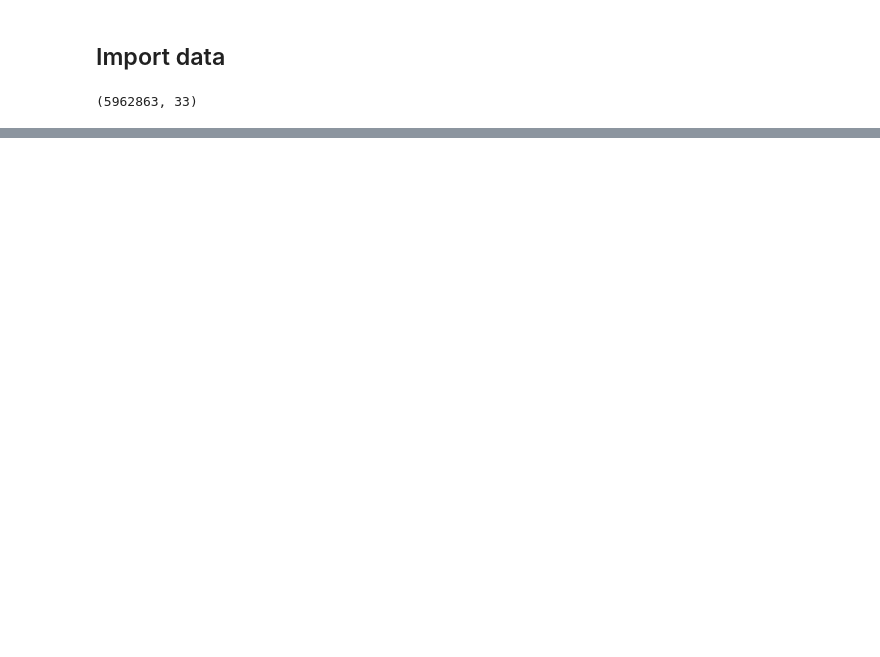
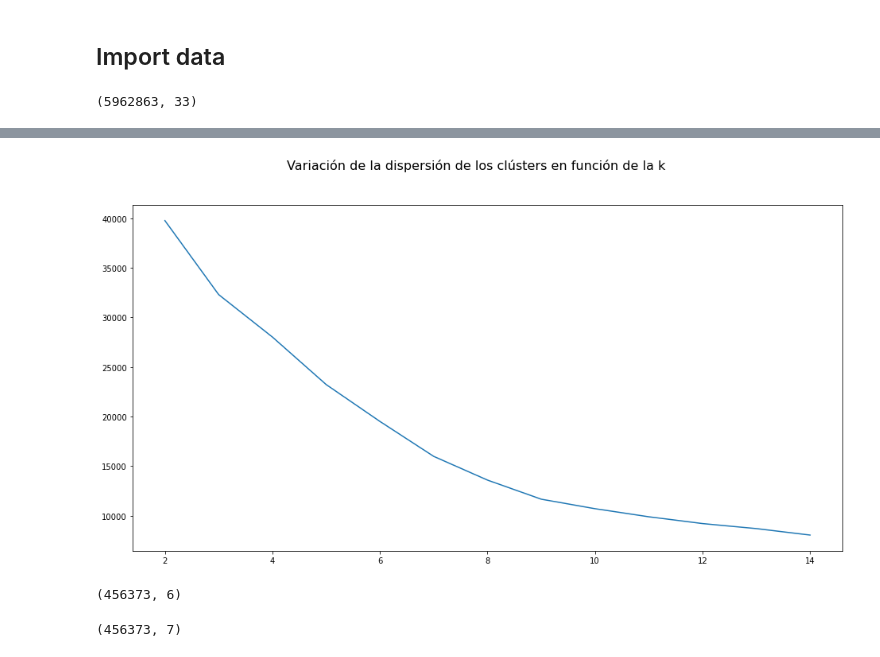
Before and after one commit to Nerea26/easy-money, a Jupyter notebook: notebooks/4.0-aamv-prep-for-clustering.ipynb, the cells around one changed output, grey strips where cells are left out. Saved outputs shown, nothing was run; the diff lists cells and outputs as text; code cells hidden in the pictures; blank space fills up the shorter version.

```diff
--- a/notebooks/4.0-aamv-prep-for-clustering.ipynb
+++ b/notebooks/4.0-aamv-prep-for-clustering.ipynb
@@ -120 +143,8 @@ Hay 25 clientes que estan en mas de un pais
+# %%
+pipe2 = Pipeline(steps=[
+    ("scale", MinMaxScaler()),
+    ("array_to_dataframe", ArrayToDataFrame(index=result_pipe1_df.index, columns=result_pipe1_df.columns))
+])
+# %%
+processed_df = pipe2.fit_transform(result_pipe1_df)
 # %%
@@ -121,0 +152,16 @@ clients_df.to_csv(f"{__PREPROCESSED_DATA_PATH__}/clients_df.csv")
+# %%
+def generate_clusters(dataframe: pd.DataFrame, min_cluster: int = 2, max_cluster: int = 10):
+    st = time.time()
+    sse = {}
+    for k in range(min_cluster, max_cluster):
+        print(f"Fitting pipe with {k} clusters")
+        _clustering_model = KMeans(n_clusters=k)
+        _clustering_model.fit(dataframe)
+        sse[k] = _clustering_model.inertia_
+
+    et = time.time()
+    print("Elbow curve took {} minutes.".format(round((et - st) / 60), 2))
+
+    return sse
+# %%
+sse = generate_clusters(processed_df, 2, 15)
@@ -121,0 +183,15 @@ clients_df.to_csv(f"{__PREPROCESSED_DATA_PATH__}/clients_df.csv")
+# %%
+def plot_elbow(sse):
+    fig = plt.figure(figsize=(16, 8))
+    ax = fig.add_subplot()
+
+    x_values = list(sse.keys())
+    y_values = list(sse.values())
+
+    ax.plot(x_values, y_values, label="Inertia/dispersión de los clústers")
+    fig.suptitle("Variación de la dispersión de los clústers en función de la k", fontsize=16)
+
+
+plot_elbow(sse)
+# %% [output]
+[figure, added]
@@ -121,0 +211,4 @@ clients_df.to_csv(f"{__PREPROCESSED_DATA_PATH__}/clients_df.csv")
+# %%
+X_scaled.shape
+# %% [output]
+(456373, 6)
@@ -121,0 +219,4 @@ clients_df.to_csv(f"{__PREPROCESSED_DATA_PATH__}/clients_df.csv")
+# %%
+X_processed.shape
+# %% [output]
+(456373, 7)
```
Also changed, not shown: parts of 26 cells of this notebook, 2 other files.
